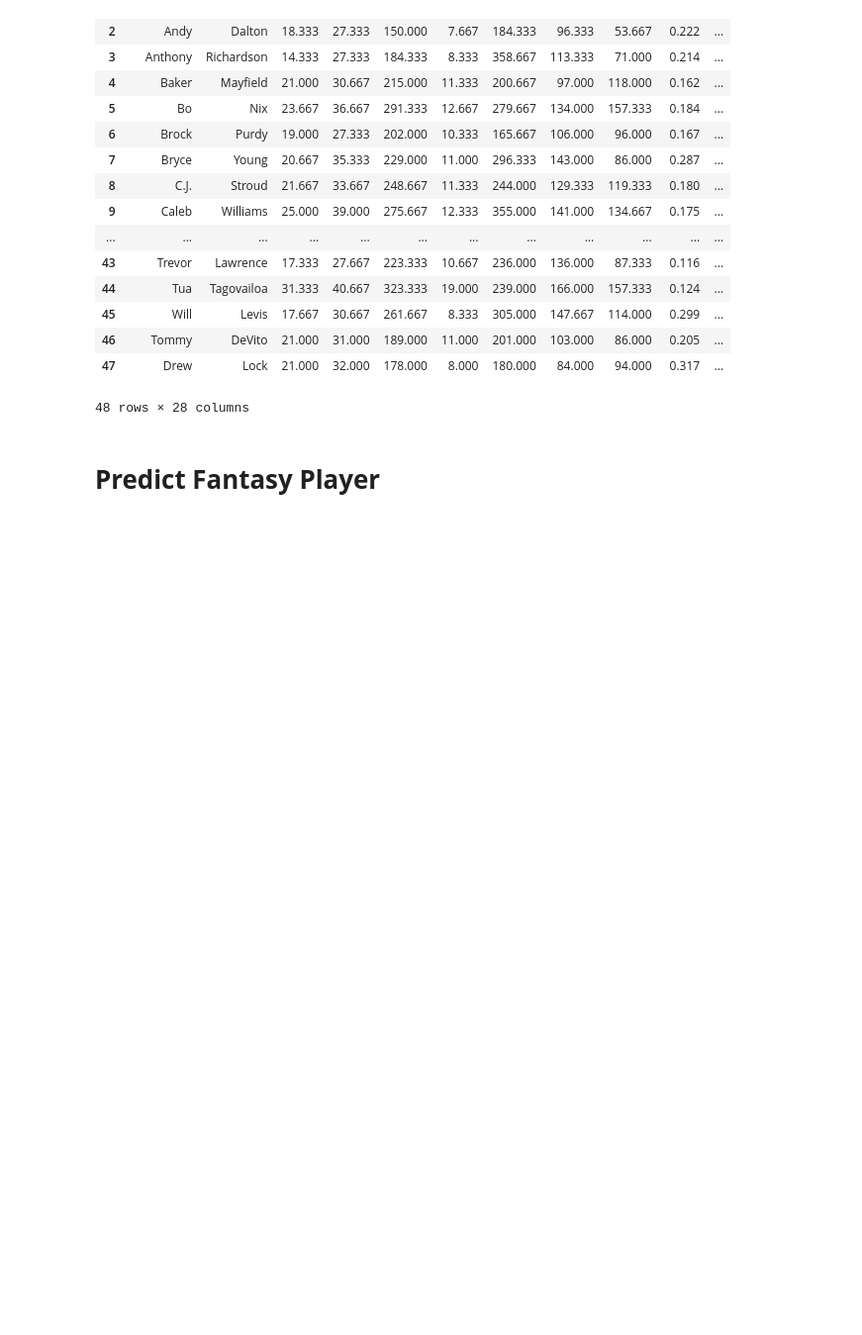
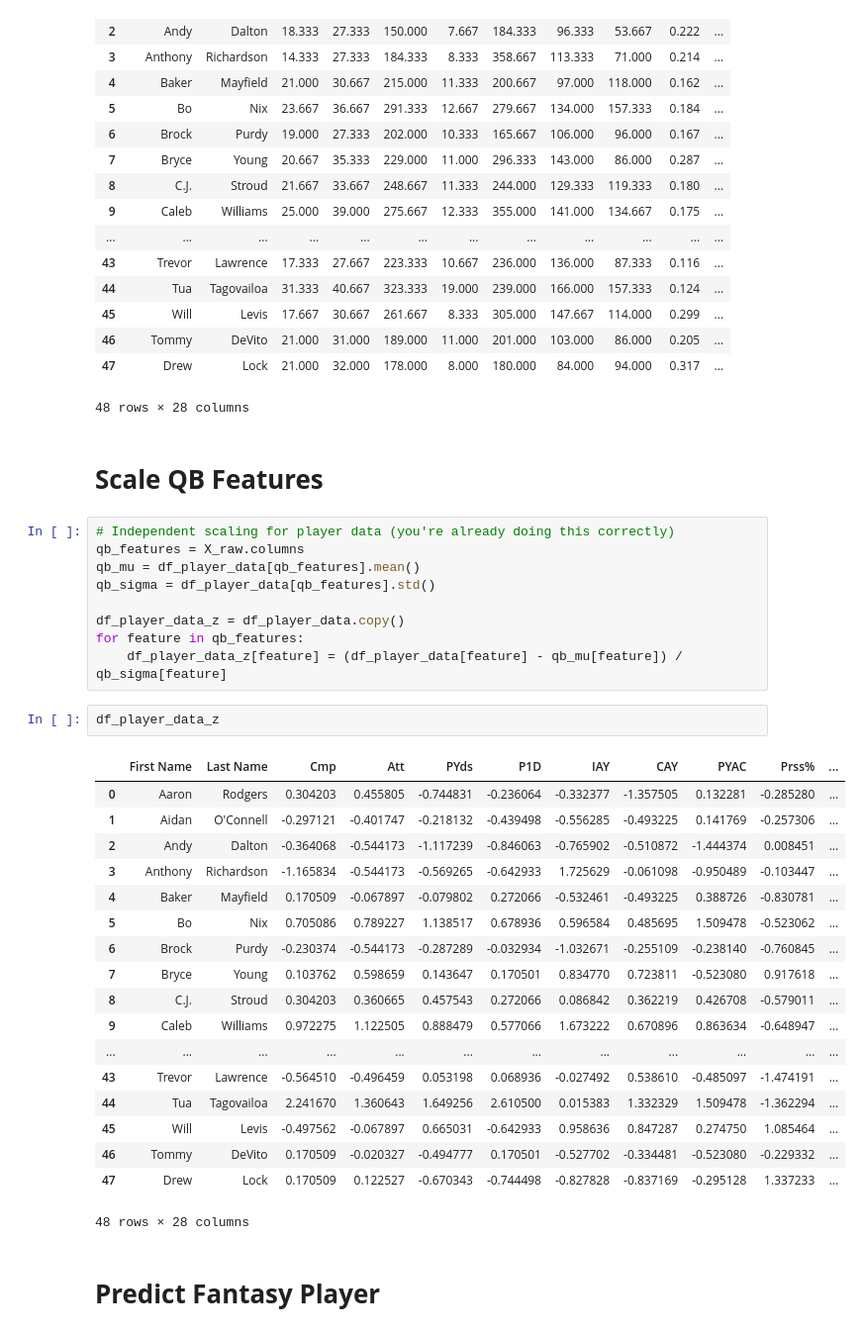
Before and after one commit to SIMBL742/GridironGenius, a Jupyter notebook: GridironGenius_ModelA_.ipynb, the cells around one changed output. Shown at 99% size. Cells and saved outputs as stored; diff of their text form; blank space fills up the shorter version.

```diff
--- a/GridironGenius_ModelA_.ipynb
+++ b/GridironGenius_ModelA_.ipynb
@@ -196,6 +207,38 @@ df_player_data
 | 46 | Tommy | DeVito | 21.000 | 31.000 | 189.000 | 11.000 | 201.000 | 103.000 | 86.000 | 0.205 | ... |
 | 47 | Drew | Lock | 21.000 | 32.000 | 178.000 | 8.000 | 180.000 | 84.000 | 94.000 | 0.317 | ... |
 48 rows × 28 columns
+# %% [markdown]
+# **Scale QB Features**
+# %%
+# Independent scaling for player data (you're already doing this correctly)
+qb_features = X_raw.columns
+qb_mu = df_player_data[qb_features].mean()
+qb_sigma = df_player_data[qb_features].std()
+
+df_player_data_z = df_player_data.copy()
+for feature in qb_features:
+    df_player_data_z[feature] = (df_player_data[feature] - qb_mu[feature]) / qb_sigma[feature]
+# %%
+df_player_data_z
+# %% [output]
+|  | First Name | Last Name | Cmp | Att | PYds | P1D | IAY | CAY | PYAC | Prss% | ... |
+| 0 | Aaron | Rodgers | 0.304203 | 0.455805 | -0.744831 | -0.236064 | -0.332377 | -1.357505 | 0.132281 | -0.285280 | ... |
+| 1 | Aidan | O'Connell | -0.297121 | -0.401747 | -0.218132 | -0.439498 | -0.556285 | -0.493225 | 0.141769 | -0.257306 | ... |
+| 2 | Andy | Dalton | -0.364068 | -0.544173 | -1.117239 | -0.846063 | -0.765902 | -0.510872 | -1.444374 | 0.008451 | ... |
+| 3 | Anthony | Richardson | -1.165834 | -0.544173 | -0.569265 | -0.642933 | 1.725629 | -0.061098 | -0.950489 | -0.103447 | ... |
+| 4 | Baker | Mayfield | 0.170509 | -0.067897 | -0.079802 | 0.272066 | -0.532461 | -0.493225 | 0.388726 | -0.830781 | ... |
+| 5 | Bo | Nix | 0.705086 | 0.789227 | 1.138517 | 0.678936 | 0.596584 | 0.485695 | 1.509478 | -0.523062 | ... |
+| 6 | Brock | Purdy | -0.230374 | -0.544173 | -0.287289 | -0.032934 | -1.032671 | -0.255109 | -0.238140 | -0.760845 | ... |
+| 7 | Bryce | Young | 0.103762 | 0.598659 | 0.143647 | 0.170501 | 0.834770 | 0.723811 | -0.523080 | 0.917618 | ... |
+| 8 | C.J. | Stroud | 0.304203 | 0.360665 | 0.457543 | 0.272066 | 0.086842 | 0.362219 | 0.426708 | -0.579011 | ... |
+| 9 | Caleb | Williams | 0.972275 | 1.122505 | 0.888479 | 0.577066 | 1.673222 | 0.670896 | 0.863634 | -0.648947 | ... |
+| ... | ... | ... | ... | ... | ... | ... | ... | ... | ... | ... | ... |
+| 43 | Trevor | Lawrence | -0.564510 | -0.496459 | 0.053198 | 0.068936 | -0.027492 | 0.538610 | -0.485097 | -1.474191 | ... |
+| 44 | Tua | Tagovailoa | 2.241670 | 1.360643 | 1.649256 | 2.610500 | 0.015383 | 1.332329 | 1.509478 | -1.362294 | ... |
+| 45 | Will | Levis | -0.497562 | -0.067897 | 0.665031 | -0.642933 | 0.958636 | 0.847287 | 0.274750 | 1.085464 | ... |
+| 46 | Tommy | DeVito | 0.170509 | -0.020327 | -0.494777 | 0.170501 | -0.527702 | -0.334481 | -0.523080 | -0.229332 | ... |
+| 47 | Drew | Lock | 0.170509 | 0.122527 | -0.670343 | -0.744498 | -0.827828 | -0.837169 | -0.295128 | 1.337233 | ... |
+48 rows × 28 columns
 # %% [markdown]
 # **Predict Fantasy Player**
 # %%
```
Also changed, not shown: parts of 14 cells of this notebook.
